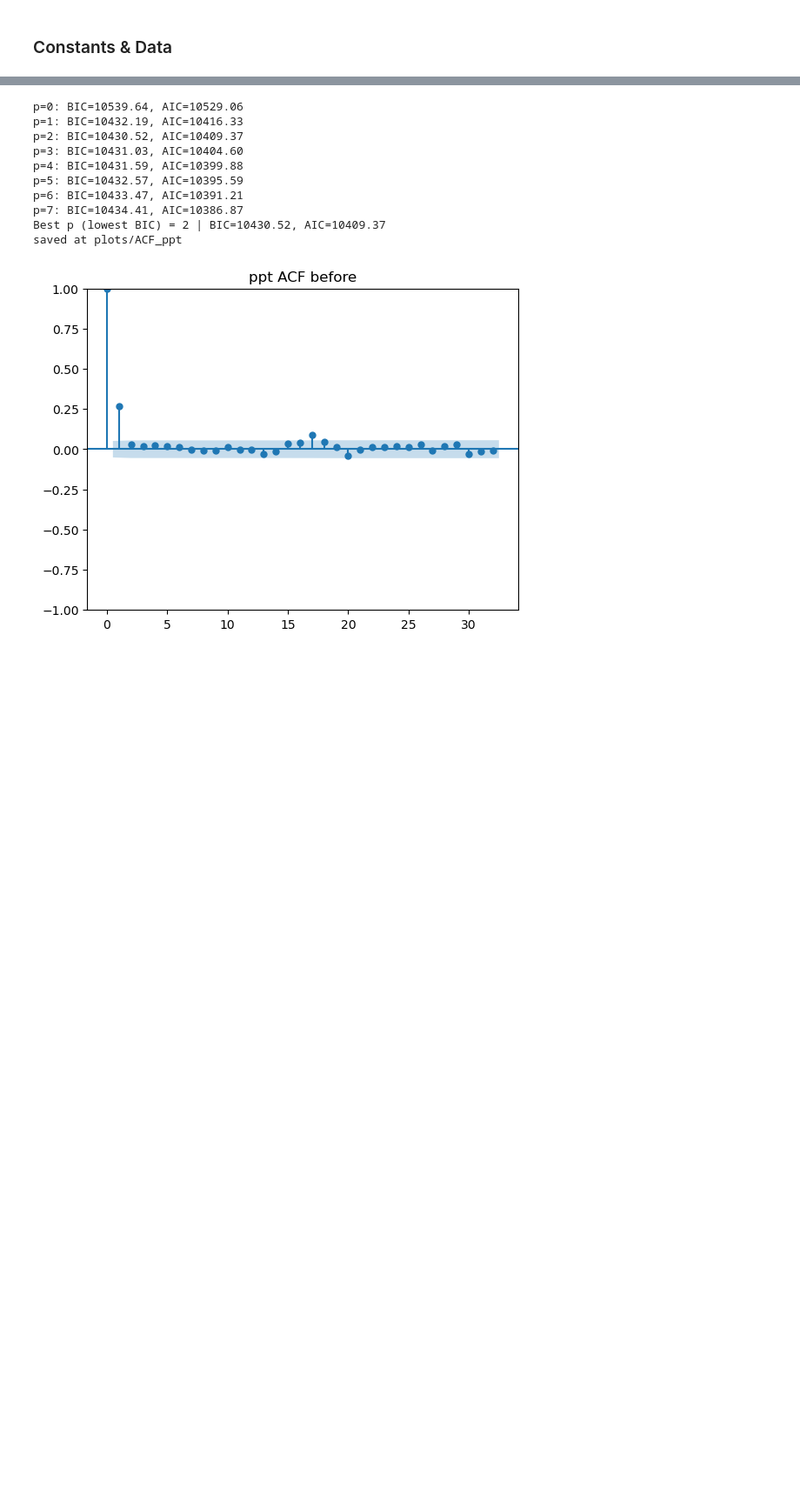
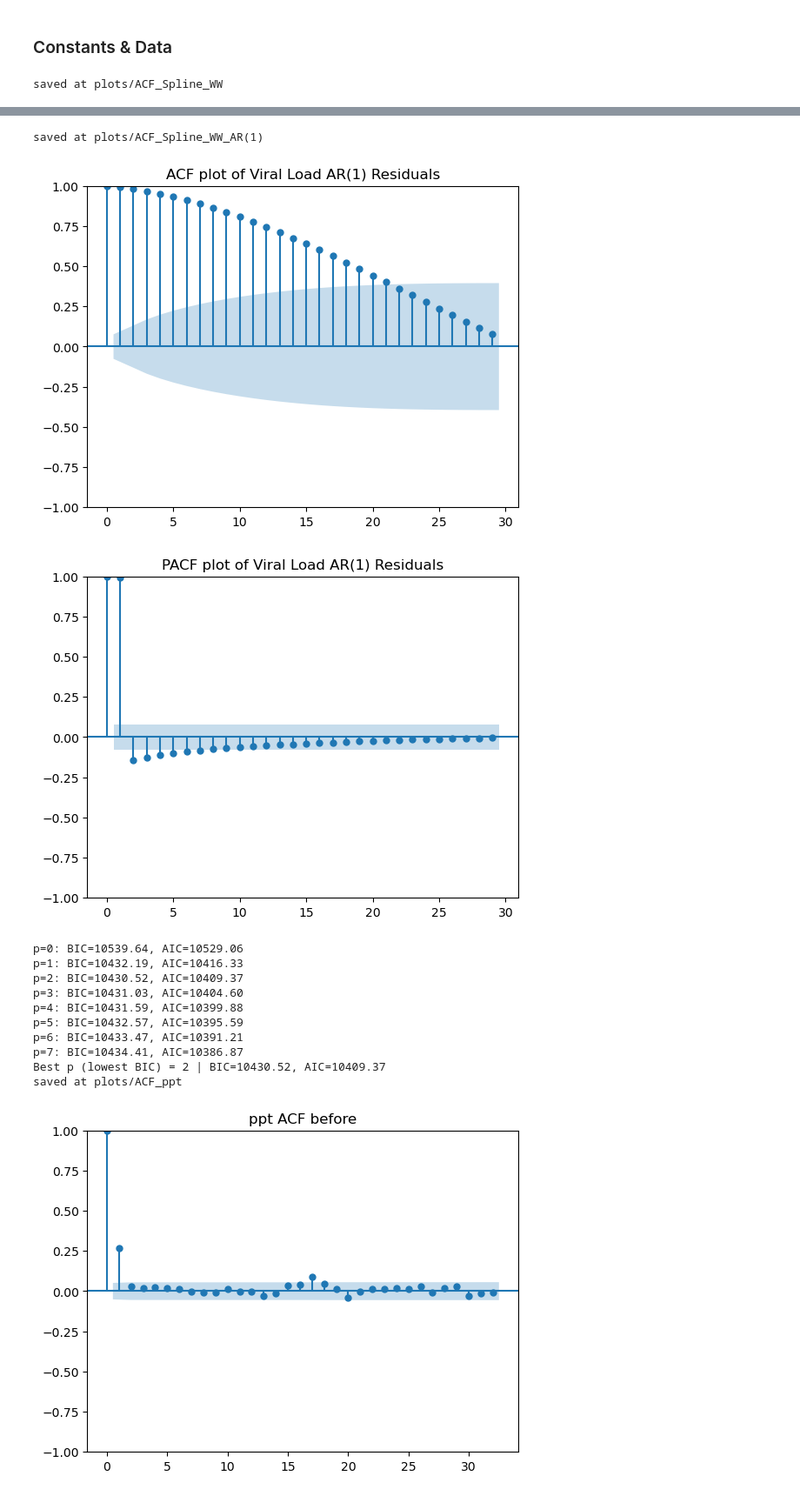
Before and after one commit to sd9616/wastewater, a Jupyter notebook: Daily_PRISM_netcdf_calc_twbs.ipynb, the cells around one changed output, grey strips where cells are left out. Shown at 87% size. Cells and saved outputs as stored; diff of their text form; code cells hidden in the pictures; blank space fills up the shorter version.

```diff
--- a/Daily_PRISM_netcdf_calc_twbs.ipynb
+++ b/Daily_PRISM_netcdf_calc_twbs.ipynb
@@ -1471,10 +1543,11 @@ from statsmodels.graphics.tsaplots import plot_acf
 from statsmodels.tsa.stattools import acovf
 from scipy.linalg import toeplitz
 
-var = 'tmean'
-print(home)
+var = 'Spline_WW'
+# print(home)
+# home = home +  "/wastewater"
 # Harris_County_PRISM_weighted_mean_twbs_stable_4kmD2_2020_2023
-file_path = os.path.join(home, f'Harris_County_PRISM_weighted_mean_{var}_stable_4km{daily}_{years[0]}_{years[-1]}.nc')
+file_path = os.path.join(home, f'Harris_County_PRISM_weighted_mean_{var}_stable_4km{daily}_{years[0]}_2023.nc')
 
 print(f"Removing autocorrelation using AR(1) for var {var} ({file_path})")
 
@@ -1649,3 +1705,7 @@ df_covid = df_covid[['Date', 'Spline_WW', 'Spline_PR']]
 
 df_covid.set_index('Date', inplace=True)
 df_covid.index = pd.to_datetime(df_covid.index)
+# %%
+whitened_weather_series, bic, aic = whiten_with_autoreg(df_covid, "Spline_WW", lag=1, plot=True)
+# %% [output]
+saved at plots/ACF_Spline_WW
@@ -1652,3 +1714,6 @@ df_covid.index = pd.to_datetime(df_covid.index)
+saved at plots/ACF_Spline_WW_AR(1)
+[figure, added]
+[figure, added]
 # %%
 if TEST_VAR:
     results = defaultdict(int)
```
Also changed, not shown: parts of 10 cells of this notebook.
